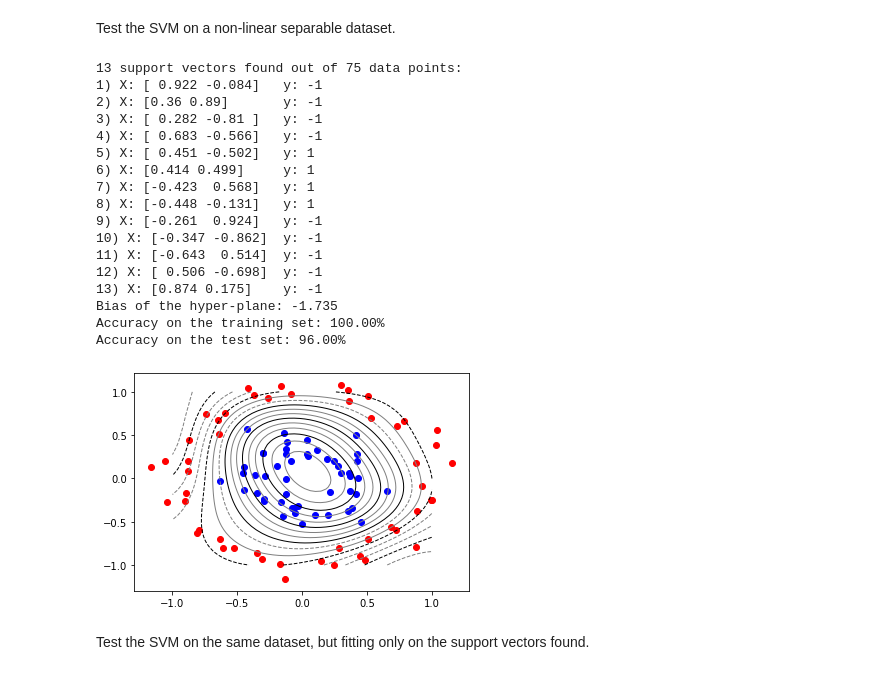
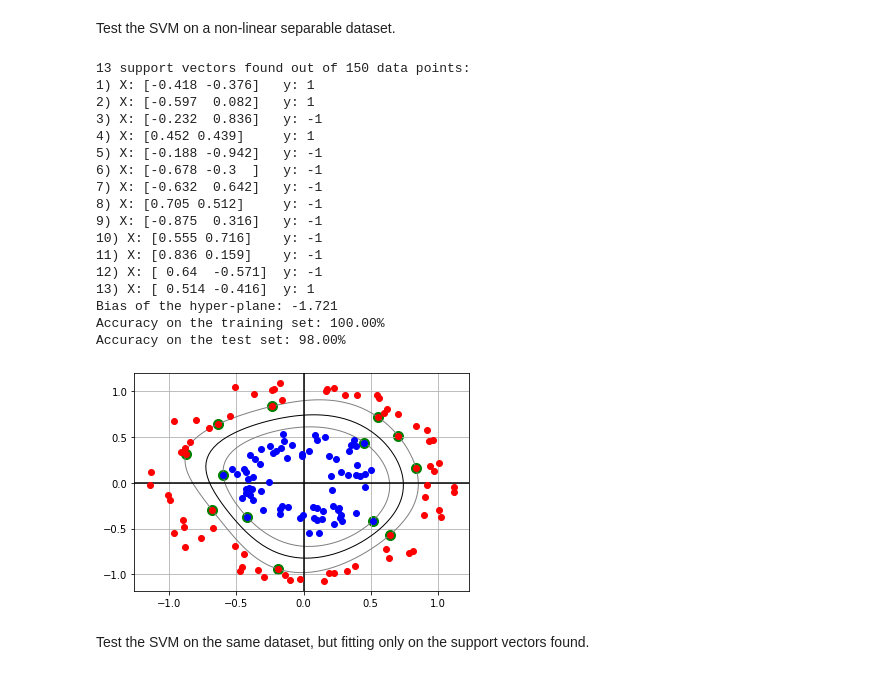
Before and after one commit to nihil21/custom-svm, a Jupyter notebook: custom-svm/svm_usecase.ipynb, the cells around one changed output. Saved outputs shown, nothing was run; the diff lists cells and outputs as text; code cells hidden in the pictures.

Commit message:
plot2D and fit_and_predict functions improved, minor changes in notebook

```diff
--- a/custom-svm/svm_usecase.ipynb
+++ b/custom-svm/svm_usecase.ipynb
@@ -23,7 +23,7 @@ np.set_printoptions(precision=3)
 np.set_printoptions(suppress=True)
 
 RND = 42
-N_SAMP = 100
+N_SAMP = 200
 N_FEAT = 2
 # %% [markdown]
 Define a useful function which, given a `SVM` object, the training and the test sets,
@@ -38,11 +38,16 @@ def fit_and_predict(svm: SVM,
                     X_test: np.ndarray,
                     y_train: np.ndarray,
                     y_test: np.ndarray,
-                    is_custom: bool):
+                    l_bound: Optional[float] = None,
+                    h_bound: Optional[float] = None,
+                    is_custom: Optional[bool] = True):
     svm.fit(X_train, y_train)
     y_pred = svm.predict(X_train)
     print('Accuracy on the training set: {0:.2f}%'.format(accuracy_score(y_train, y_pred) * 100))
     y_pred = svm.predict(X_test)
     print('Accuracy on the test set: {0:.2f}%'.format(accuracy_score(y_test, y_pred) * 100))
     if is_custom:
-        svm.plot2D(np.concatenate((X_train, X_test)), np.concatenate((y_train, y_test)))
+        if l_bound is not None and h_bound is not None:
+            svm.plot2D(X_train, y_train, l_bound, h_bound)
+        else:
+            svm.plot2D(X_train, y_train)
@@ -85,28 +90,28 @@ Accuracy on the test set: 88.00%
 # %% [markdown]
 Test the SVM on a non-linear separable dataset.
 # %%
-X_train, X_test, y_train, y_test = non_linear_data_generator(n_samples=N_SAMP,
-                                                             random_state=RND)
-svm = SVM(kernel='rbf')
-fit_and_predict(svm, X_train, X_test, y_train, y_test, True)
+X_train_nonlin, X_test_nonlin, y_train_nonlin, y_test_nonlin = non_linear_data_generator(n_samples=N_SAMP,
+                                                                                         random_state=RND)
+svm_nonlin = SVM(kernel='rbf')
+fit_and_predict(svm_nonlin, X_train_nonlin, X_test_nonlin, y_train_nonlin, y_test_nonlin)
 # %% [output]
-13 support vectors found out of 75 data points:
-1) X: [ 0.922 -0.084]   y: -1
-2) X: [0.36 0.89]       y: -1
-3) X: [ 0.282 -0.81 ]   y: -1
-4) X: [ 0.683 -0.566]   y: -1
-5) X: [ 0.451 -0.502]   y: 1
-6) X: [0.414 0.499]     y: 1
-7) X: [-0.423  0.568]   y: 1
-8) X: [-0.448 -0.131]   y: 1
-9) X: [-0.261  0.924]   y: -1
-10) X: [-0.347 -0.862]  y: -1
-11) X: [-0.643  0.514]  y: -1
-12) X: [ 0.506 -0.698]  y: -1
-13) X: [0.874 0.175]    y: -1
-Bias of the hyper-plane: -1.735
+13 support vectors found out of 150 data points:
+1) X: [-0.418 -0.376]   y: 1
+2) X: [-0.597  0.082]   y: 1
+3) X: [-0.232  0.836]   y: -1
+4) X: [0.452 0.439]     y: 1
+5) X: [-0.188 -0.942]   y: -1
+6) X: [-0.678 -0.3  ]   y: -1
+7) X: [-0.632  0.642]   y: -1
+8) X: [0.705 0.512]     y: -1
+9) X: [-0.875  0.316]   y: -1
+10) X: [0.555 0.716]    y: -1
+11) X: [0.836 0.159]    y: -1
+12) X: [ 0.64  -0.571]  y: -1
+13) X: [ 0.514 -0.416]  y: 1
+Bias of the hyper-plane: -1.721
 Accuracy on the training set: 100.00%
-Accuracy on the test set: 96.00%
+Accuracy on the test set: 98.00%
-[figure, old version]
+[figure, new version]
 # %% [markdown]
 Test the SVM on the same dataset, but fitting only on the support vectors found.
```
Also changed, not shown: parts of 18 cells of this notebook, 2 other files.
